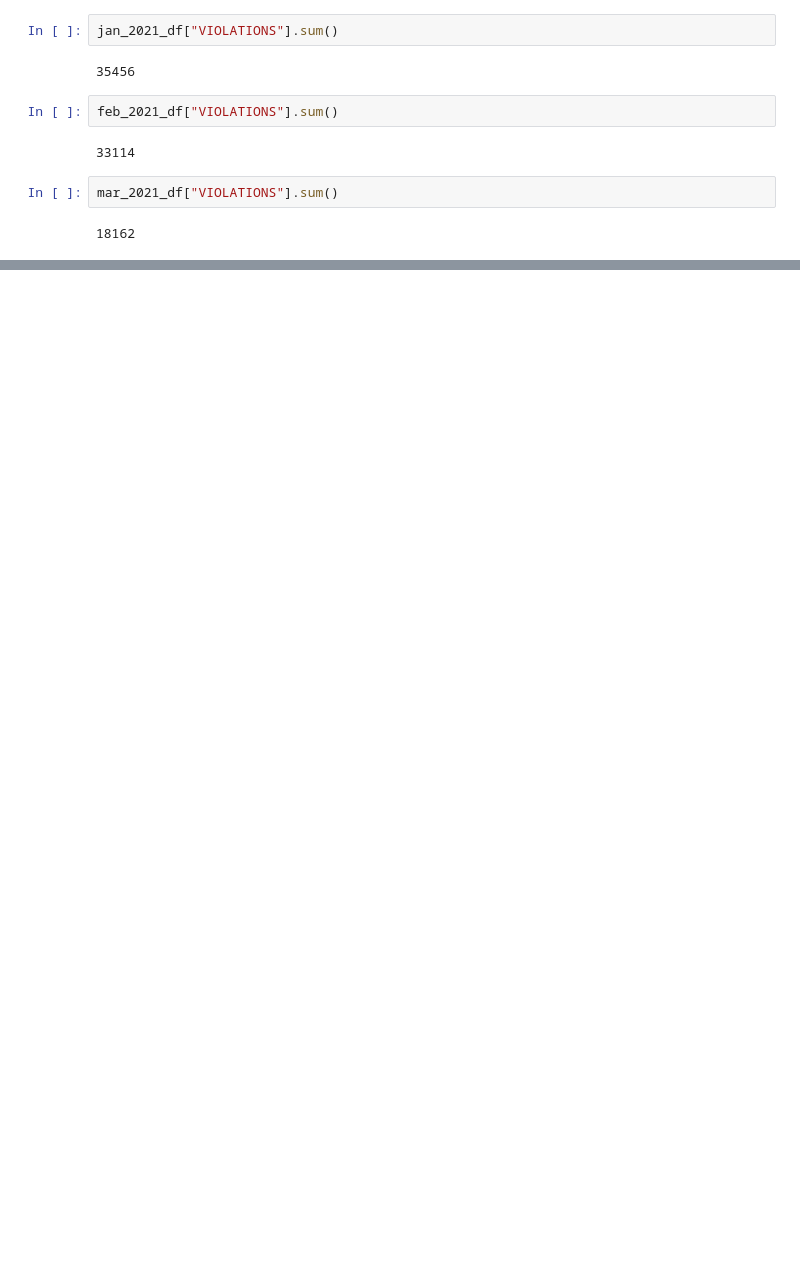
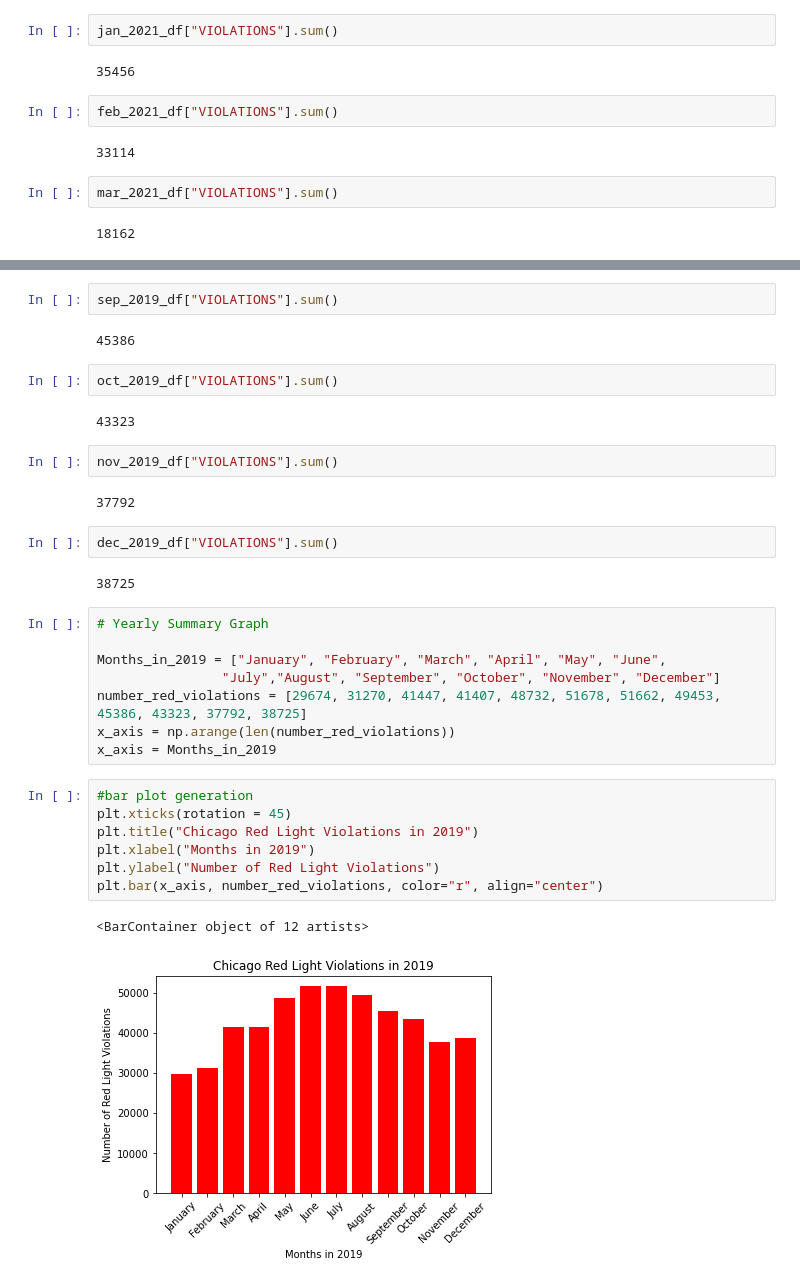
Before and after one commit to WACunninghamIV/Chicago_Traffic-RidershipData, a Jupyter notebook: Red_Light_Violations.ipynb, the cells around one changed output, grey strips where cells are left out. Saved outputs shown, nothing was run; the diff lists cells and outputs as text; blank space fills up the shorter version.

```diff
--- a/Red_Light_Violations.ipynb
+++ b/Red_Light_Violations.ipynb
@@ -193,0 +245,34 @@ ValueError: arrays must all be same length
+# %%
+sep_2019_df["VIOLATIONS"].sum()
+# %% [output]
+45386
+# %%
+oct_2019_df["VIOLATIONS"].sum()
+# %% [output]
+43323
+# %%
+nov_2019_df["VIOLATIONS"].sum()
+# %% [output]
+37792
+# %%
+dec_2019_df["VIOLATIONS"].sum()
+# %% [output]
+38725
+# %%
+# Yearly Summary Graph
+
+Months_in_2019 = ["January", "February", "March", "April", "May", "June",
+                "July","August", "September", "October", "November", "December"]
+number_red_violations = [29674, 31270, 41447, 41407, 48732, 51678, 51662, 49453, 45386, 43323, 37792, 38725]
+x_axis = np.arange(len(number_red_violations))
+x_axis = Months_in_2019
+# %%
+#bar plot generation
+plt.xticks(rotation = 45)
+plt.title("Chicago Red Light Violations in 2019")
+plt.xlabel("Months in 2019")
+plt.ylabel("Number of Red Light Violations")
+plt.bar(x_axis, number_red_violations, color="r", align="center")
+# %% [output]
+<BarContainer object of 12 artists>
+[figure, added]
```
Also changed, not shown: parts of 14 cells of this notebook, 1 other file.
